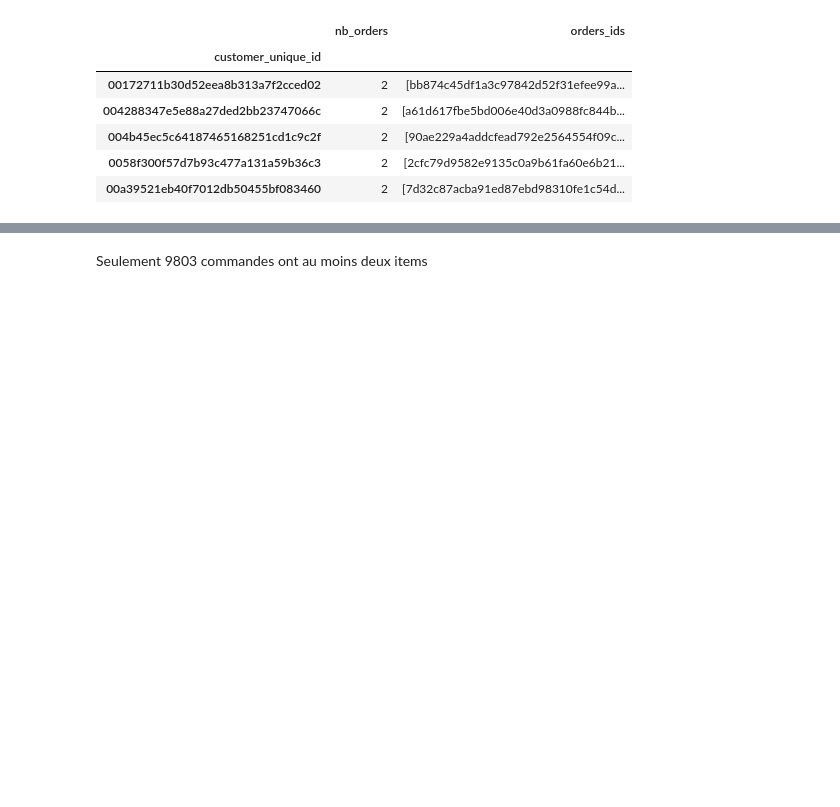
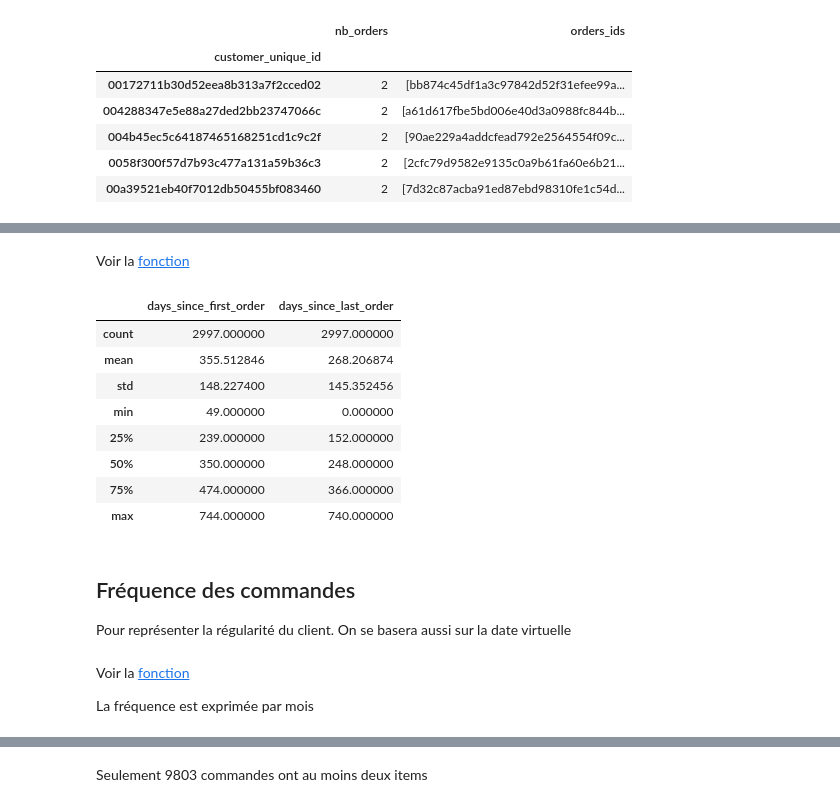
Before and after one commit to khub41/OC_P05, a Jupyter notebook: analyse_exploratoire.ipynb, the cells around one changed output, grey strips where cells are left out. Saved outputs shown, nothing was run; the diff lists cells and outputs as text; code cells hidden in the pictures; blank space fills up the shorter version.

```diff
--- a/analyse_exploratoire.ipynb
+++ b/analyse_exploratoire.ipynb
@@ -60,0 +64,20 @@ def get_orders(client_unique_id):
+# %%
+def get_nb_days(row, virtual_date, orders):
+    """
+    Cette fonction calcule le nombre de jours écoulés depuis la première et la dernière
+    commande en prenant pour référence la date virtuelle de l'étude.
+    Args :
+        row: Pandas DataFrame row (Series) avec un attribut "orders_ids"
+        Timestamp
+        Pandas DataFrame : avec les données des commandes
+    Returns :
+        Tuple
+    """
+    orders_ids = row.orders_ids
+
+    date_first_order = orders.loc[orders_ids[0], 'order_purchase_timestamp']
+    date_last_order = orders.loc[orders_ids[-1], 'order_purchase_timestamp']
+
+    since_first = (virtual_date - date_first_order).days
+    since_last = (virtual_date - date_last_order).days
+    return since_first, since_last
@@ -183,5 +285,0 @@ Pour représenter l'ancienneté du client. On aura besoin ici de la date virtuel
-# %%
-def get_nb_days(ids_order, virtual_date=virtual_date):
-    """Cette fonction calcule le nombre de jours écoulés depuis la première et la dernière commande en prenant pour référence la date virtuelle de l'étude"""
-    date_first_order = orders.loc[ids_order[0],
-    date_last_order = ids_order[-1]
@@ -193,0 +286,25 @@ orders.loc['bb874c45df1a3c97842d52f31efee99a', 'order_purchase_timestamp']
+# %% [markdown]
+Voir la [fonction](#get_nb_days)
+# %%
+data[['days_since_first_order', 'days_since_last_order']] = data.apply(get_nb_days, virtual_date=virtual_date,
+                                                                       orders=orders, axis=1, result_type='expand')
+# %%
+data[['days_since_first_order', 'days_since_last_order']].describe()
+# %% [output]
+|  | days_since_first_order | days_since_last_order |
+| count | 2997.000000 | 2997.000000 |
+| mean | 355.512846 | 268.206874 |
+| std | 148.227400 | 145.352456 |
+| min | 49.000000 | 0.000000 |
+| 25% | 239.000000 | 152.000000 |
+| 50% | 350.000000 | 248.000000 |
+| 75% | 474.000000 | 366.000000 |
+| max | 744.000000 | 740.000000 |
+# %% [markdown]
+<a id='frequence'></a>
+## Fréquence des commandes
+Pour représenter la régularité du client. On se basera aussi sur la date virtuelle
+# %% [markdown]
+Voir la [fonction](#get_frequency)
+
+La fréquence est exprimée par mois
```
Also changed, not shown: parts of 69 cells of this notebook.
